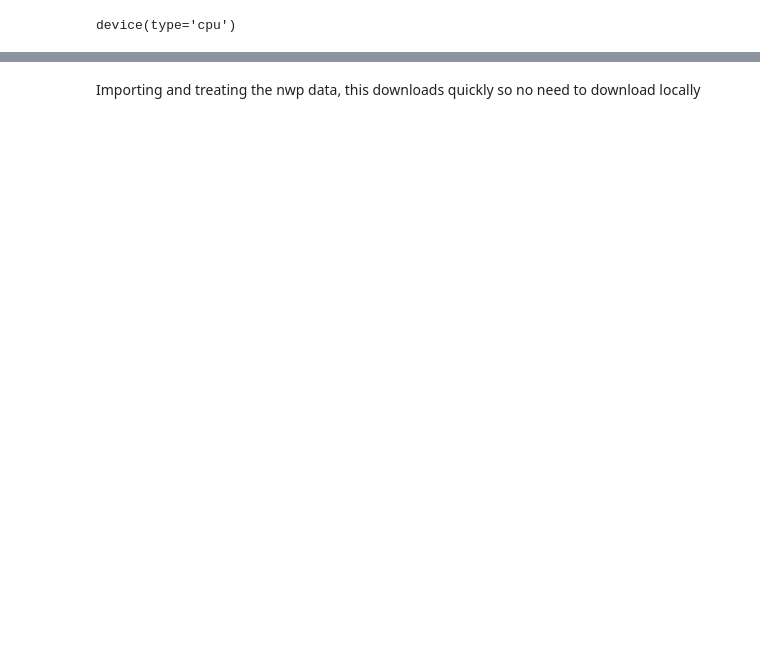
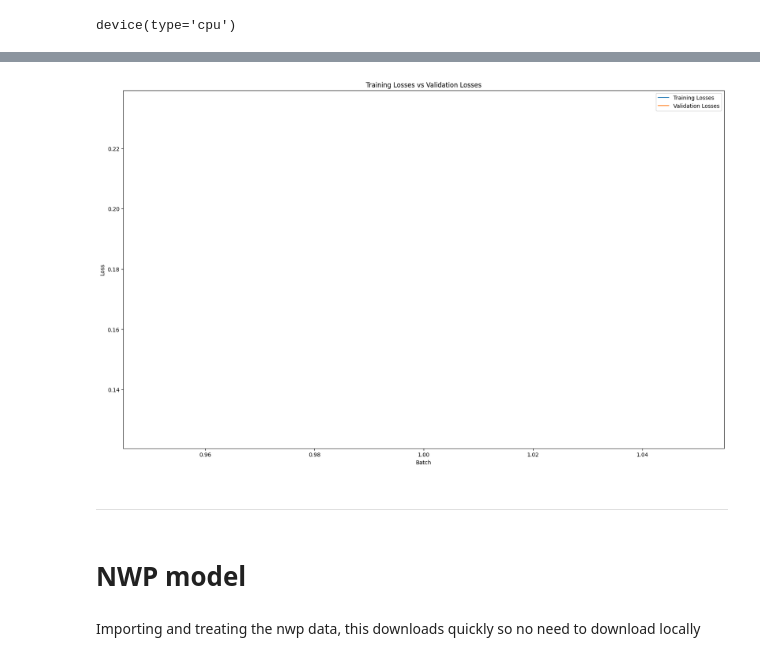
Before and after one commit to Ovais-AK/AML-BENV0148, a Jupyter notebook: ClimateHack23 Resources/2_training 13-04 - simplified notebook.ipynb, the cells around one changed output, grey strips where cells are left out. Drawn from its saved outputs; the diff is of its cells as text; code cells hidden in the pictures; blank space fills up the shorter version.

```diff
--- a/ClimateHack23 Resources/2_training 13-04 - simplified notebook.ipynb
+++ b/ClimateHack23 Resources/2_training 13-04 - simplified notebook.ipynb
@@ -167,0 +329,14 @@ Coordinates:
+# %%
+def model_validation(model, criterion, validation_dataloader):
+    model.eval() # This is used to set the model to evaluation mode
+    with torch.no_grad(): # This is used to stop the model from storing gradients
+        losses = []
+        for pv_features, hrv_features, pv_targets in validation_dataloader:
+            pv_features, hrv_features, pv_targets = pv_features.to(device, dtype=torch.float), hrv_features.to(device, dtype=torch.float), pv_targets.to(device, dtype=torch.float)
+            predictions = model(pv_features, hrv_features)
+            loss = criterion(predictions, pv_targets)
+            losses.append(loss.item())
+
+    model.train() # This is used to set the model back to training mode
+
+    return sum(losses) / len(losses)
@@ -168,3 +410,29 @@ Coordinates:
+# %%
+x = [200*i for i in range(len(training_losses))]
+
+
+# Plotting batch losses
+plt.plot(len(batch_losses), batch_losses, label='Training Losses')
+
+# Plotting validation losses
+plt.plot(len(batch_losses), validation_losses, label='Validation Losses')
+
+# Adding labels and title
+plt.xlabel('Batch')
+plt.ylabel('Loss')
+plt.title('Training Losses vs Validation Losses')
+
+# Adding legend
+plt.legend()
+
+# Displaying the plot
+plt.show()
+# %% [output]
+[figure, added]
+# %% [markdown]
+----
+# %% [markdown]
+# NWP model
 # %% [markdown]
 Importing and treating the nwp data, this downloads quickly so no need to download locally
 # %%
```
Also changed, not shown: parts of 44 cells of this notebook, 2 other files.
